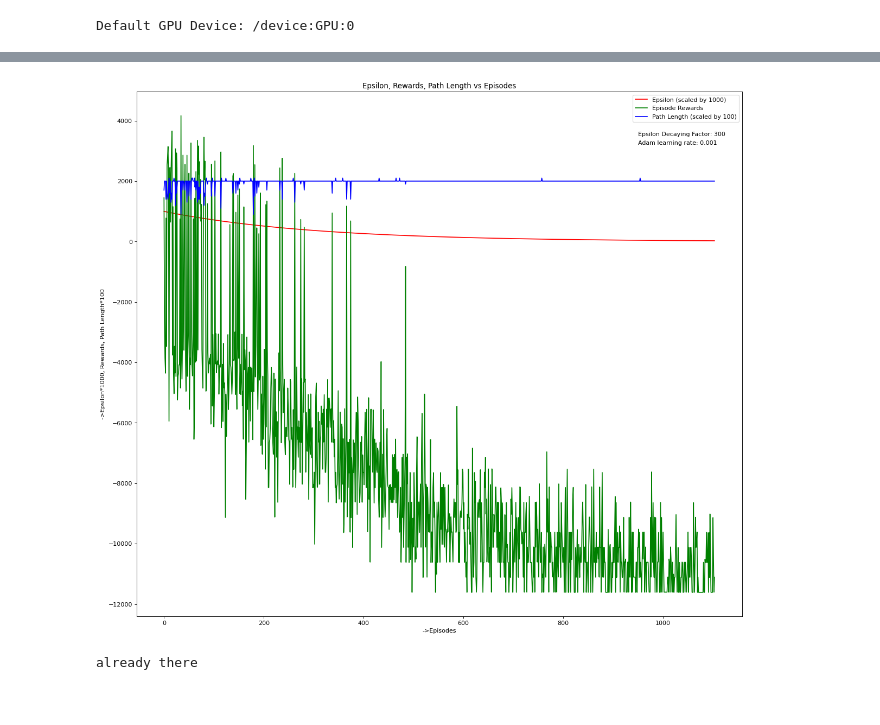
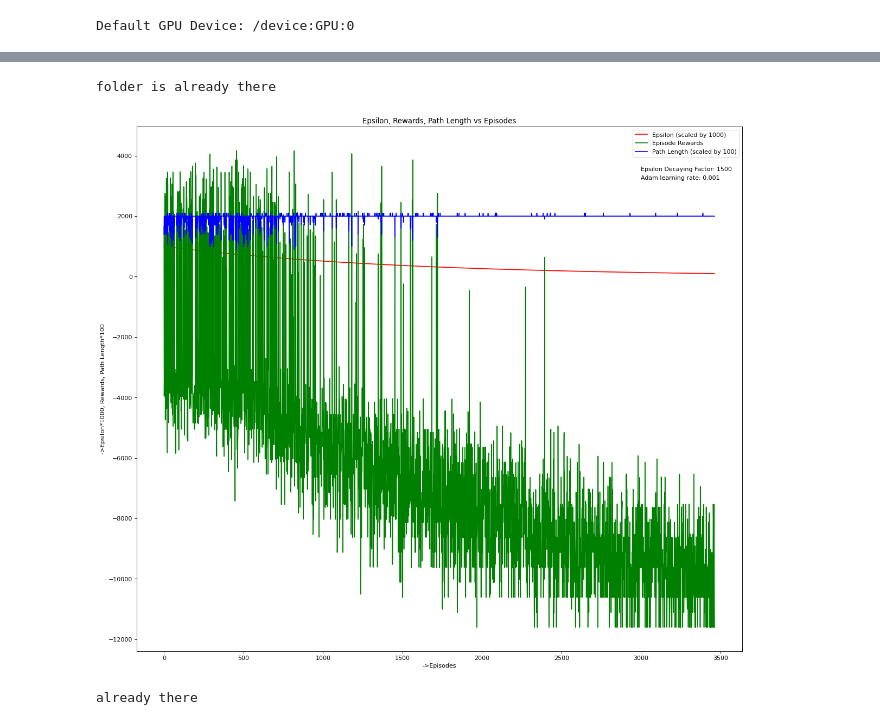
Before and after one commit to santoshpavan/DeepLearningforVRP, a Jupyter notebook: vrp_dqn_update.ipynb, the cells around one changed output, grey strips where cells are left out. Saved outputs shown, nothing was run; the diff lists cells and outputs as text; code cells hidden in the pictures.

```diff
--- a/vrp_dqn_update.ipynb
+++ b/vrp_dqn_update.ipynb
@@ -320,8 +320,8 @@ class DQNAgent:
         self.target_model.set_weights(self.main_model.get_weights())
 
         # an array with last n steps for training
-        self.replay_memory = deque(maxlen=considering_training_length)
-#         self.replay_memory = []
+        # self.replay_memory = deque(maxlen=considering_training_length)
+        self.replay_memory = [] #removing the limit
 
         # used to know when to update target n/w with main n/w's weights
         self.target_update_counter = 0
@@ -456,7 +456,7 @@ epsilon_list = []
 rewards_list = []
 path_length_list = []
 
-epsilon_decaying_factor = 300
+epsilon_decaying_factor = 1500
 
 # iterate over the episodes
 for episode in tqdm(range(1, environment.no_of_episodes + 1), ascii=True, unit='episodes'):
@@ -617,28 +633,29 @@ Path is: [7, 3, 2, 7, 9, 9, 4, 2, 8, 5, 1, 1, 6];P and R: 2855;Capacity: 76;Epsi
 # %%
 import os
 try:
     os.mkdir('saved_plots')
 except:
     print("folder is already there")
 
 def plot_this(epsilon_list, rewards_list, path_length_list, environment):
     x_axis = list(range(environment.no_of_episodes))
     x_axis = x_axis[:len(path_length_list)]
     fig=plt.figure(figsize=(18, 16), dpi= 80, facecolor='w', edgecolor='k')
     x_axis = x_axis[:len(epsilon_list)]
     plt.plot(x_axis,epsilon_list,'r', label='Epsilon (scaled by 1000)')
     plt.plot(x_axis,rewards_list,'g', label='Episode Rewards')
     plt.plot(x_axis,path_length_list,'b', label='Path Length (scaled by 100)')
     plt.legend(loc="upper right")
     plt.xlabel('->Episodes')
     plt.ylabel('->Epsilon*1000, Rewards, Path Length*100')
-    plt.text(950, 3500, f'Epsilon Decaying Factor: {epsilon_decaying_factor}')
-    plt.text(950, 3200, f'Adam learning rate: 0.001')
+    plt.text(3000, 3500, f'Epsilon Decaying Factor: {epsilon_decaying_factor}')
+    plt.text(3000, 3200, f'Adam learning rate: 0.001')
     plt.title('Epsilon, Rewards, Path Length vs Episodes')
 plot_this(epsilon_list, rewards_list, path_length_list, environment)
 plt.savefig(f'saved_plots/plot_{epsilon_decaying_factor}_mineps_{environment.min_epsilon}_lr_0.001.png')
 # %% [output]
+folder is already there
-[figure, old version]
+[figure, new version]
 # %%
 # Save the entire model as a SavedModel.
 import os
```
Also changed, not shown: parts of 2 cells of this notebook.
